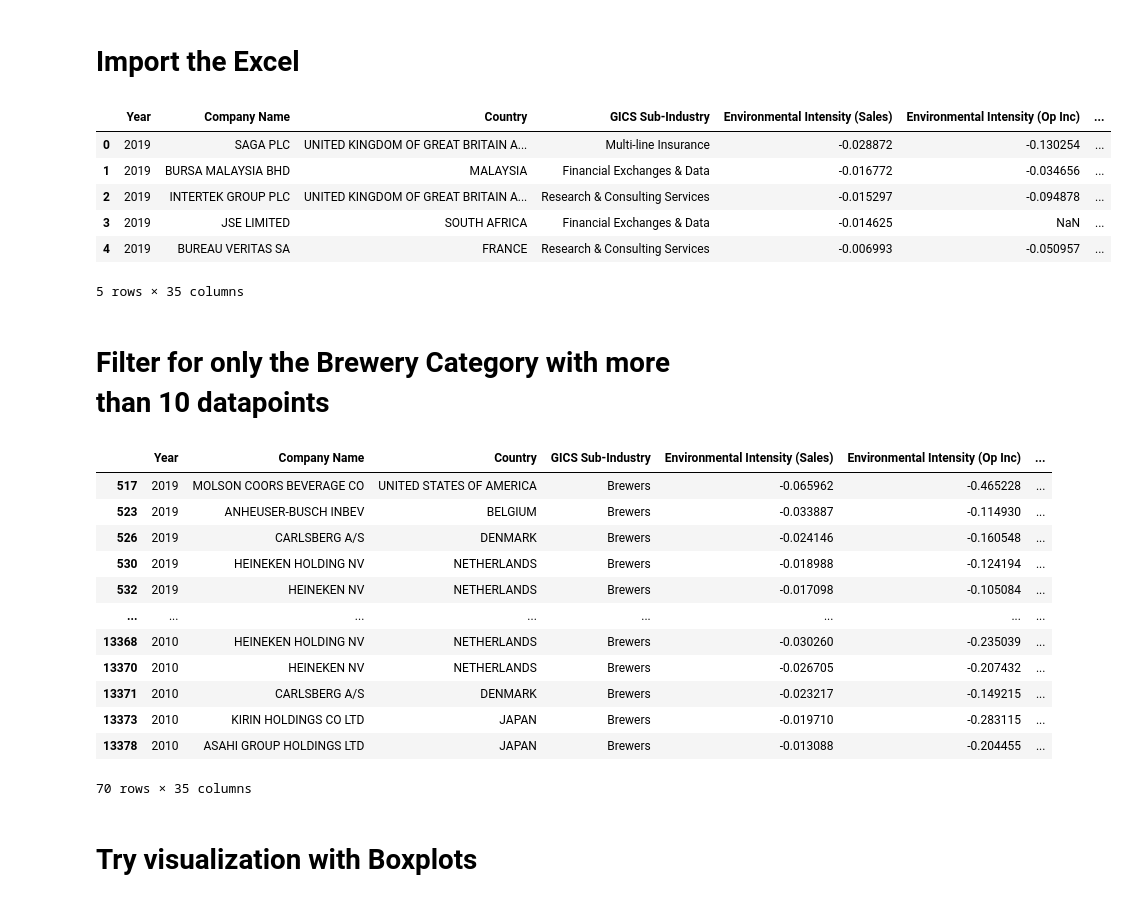
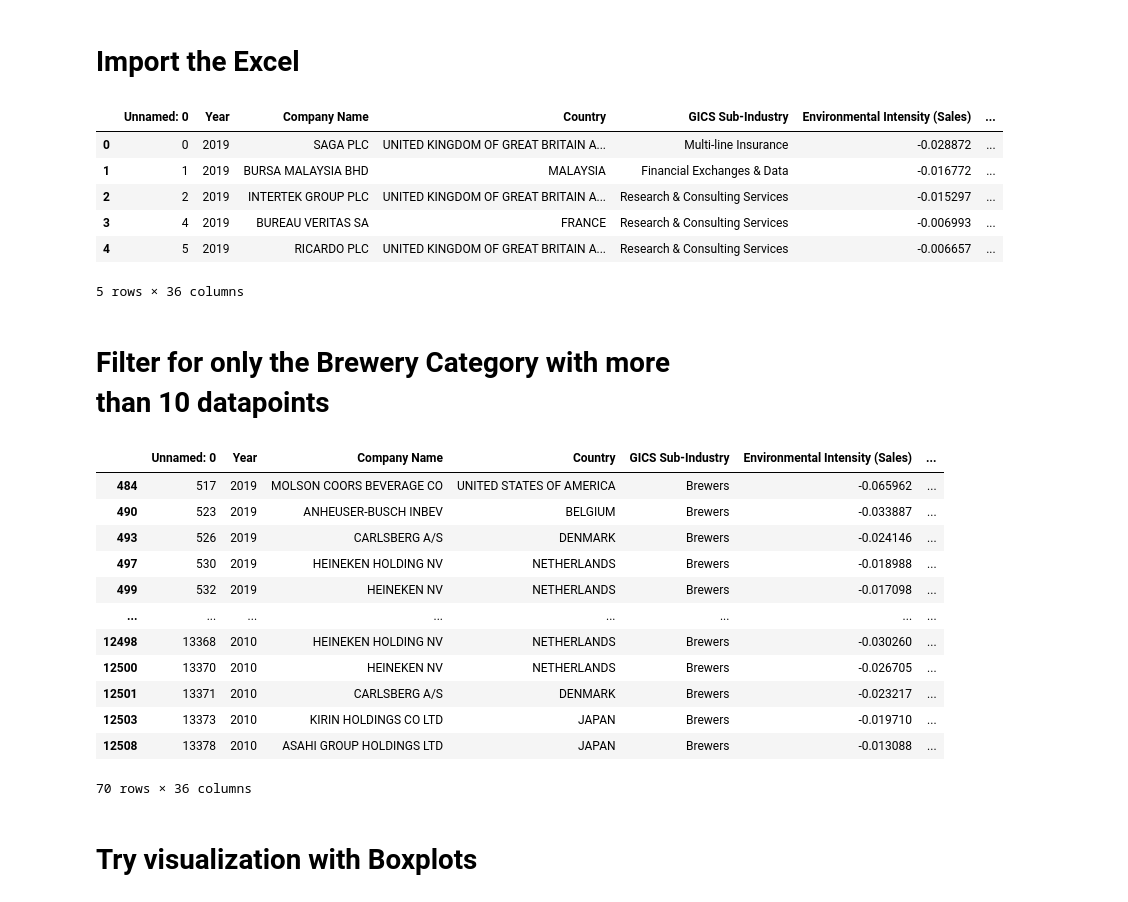
Before and after one commit to yummypugs/SPM-Project-Harvard, a Jupyter notebook: 1.1.2 Brewery Visualization.ipynb, the cells around one changed output. Saved outputs shown, nothing was run; the diff lists cells and outputs as text; code cells hidden in the pictures.

```diff
--- a/1.1.2 Brewery Visualization.ipynb
+++ b/1.1.2 Brewery Visualization.ipynb
@@ -6,17 +6,18 @@ import matplotlib.pyplot as plt
 # Import the Excel
 # %%
 # Load the dataset
-df = pd.read_excel("Models\IWA_new.xlsx", sheet_name='Final Raw Sample(0%)')
+#df = pd.read_excel("Models\IWA_new.xlsx", sheet_name='Final Raw Sample(0%)')
+df = pd.read_csv("Sales_no_outliers.csv")
 df = df.drop("Industry (Exiobase)", axis=1)
 df.head()
 # %% [output]
-|  | Year | Company Name | Country | GICS Sub-Industry | Environmental Intensity (Sales) | Environmental Intensity (Op Inc) | ... |
-| 0 | 2019 | SAGA PLC | UNITED KINGDOM OF GREAT BRITAIN A... | Multi-line Insurance | -0.028872 | -0.130254 | ... |
-| 1 | 2019 | BURSA MALAYSIA BHD | MALAYSIA | Financial Exchanges & Data | -0.016772 | -0.034656 | ... |
-| 2 | 2019 | INTERTEK GROUP PLC | UNITED KINGDOM OF GREAT BRITAIN A... | Research & Consulting Services | -0.015297 | -0.094878 | ... |
-| 3 | 2019 | JSE LIMITED | SOUTH AFRICA | Financial Exchanges & Data | -0.014625 | NaN | ... |
-| 4 | 2019 | BUREAU VERITAS SA | FRANCE | Research & Consulting Services | -0.006993 | -0.050957 | ... |
+|  | Unnamed: 0 | Year | Company Name | Country | GICS Sub-Industry | Environmental Intensity (Sales) | ... |
+| 0 | 0 | 2019 | SAGA PLC | UNITED KINGDOM OF GREAT BRITAIN A... | Multi-line Insurance | -0.028872 | ... |
+| 1 | 1 | 2019 | BURSA MALAYSIA BHD | MALAYSIA | Financial Exchanges & Data | -0.016772 | ... |
+| 2 | 2 | 2019 | INTERTEK GROUP PLC | UNITED KINGDOM OF GREAT BRITAIN A... | Research & Consulting Services | -0.015297 | ... |
+| 3 | 4 | 2019 | BUREAU VERITAS SA | FRANCE | Research & Consulting Services | -0.006993 | ... |
+| 4 | 5 | 2019 | RICARDO PLC | UNITED KINGDOM OF GREAT BRITAIN A... | Research & Consulting Services | -0.006657 | ... |
-5 rows × 35 columns
+5 rows × 36 columns
 # %% [markdown]
 # Filter for only the Brewery Category with more than 10 datapoints
 # %%
@@ -32,19 +33,19 @@ filtered_df = brewery_df[brewery_df["Company Name"].isin(filtered_companies)]
 #filtered_df.shape
 filtered_df
 # %% [output]
-|  | Year | Company Name | Country | GICS Sub-Industry | Environmental Intensity (Sales) | Environmental Intensity (Op Inc) | ... |
-| 517 | 2019 | MOLSON COORS BEVERAGE CO | UNITED STATES OF AMERICA | Brewers | -0.065962 | -0.465228 | ... |
-| 523 | 2019 | ANHEUSER-BUSCH INBEV | BELGIUM | Brewers | -0.033887 | -0.114930 | ... |
-| 526 | 2019 | CARLSBERG A/S | DENMARK | Brewers | -0.024146 | -0.160548 | ... |
-| 530 | 2019 | HEINEKEN HOLDING NV | NETHERLANDS | Brewers | -0.018988 | -0.124194 | ... |
-| 532 | 2019 | HEINEKEN NV | NETHERLANDS | Brewers | -0.017098 | -0.105084 | ... |
+|  | Unnamed: 0 | Year | Company Name | Country | GICS Sub-Industry | Environmental Intensity (Sales) | ... |
+| 484 | 517 | 2019 | MOLSON COORS BEVERAGE CO | UNITED STATES OF AMERICA | Brewers | -0.065962 | ... |
+| 490 | 523 | 2019 | ANHEUSER-BUSCH INBEV | BELGIUM | Brewers | -0.033887 | ... |
+| 493 | 526 | 2019 | CARLSBERG A/S | DENMARK | Brewers | -0.024146 | ... |
+| 497 | 530 | 2019 | HEINEKEN HOLDING NV | NETHERLANDS | Brewers | -0.018988 | ... |
+| 499 | 532 | 2019 | HEINEKEN NV | NETHERLANDS | Brewers | -0.017098 | ... |
 | ... | ... | ... | ... | ... | ... | ... | ... |
-| 13368 | 2010 | HEINEKEN HOLDING NV | NETHERLANDS | Brewers | -0.030260 | -0.235039 | ... |
-| 13370 | 2010 | HEINEKEN NV | NETHERLANDS | Brewers | -0.026705 | -0.207432 | ... |
-| 13371 | 2010 | CARLSBERG A/S | DENMARK | Brewers | -0.023217 | -0.149215 | ... |
-| 13373 | 2010 | KIRIN HOLDINGS CO LTD | JAPAN | Brewers | -0.019710 | -0.283115 | ... |
-| 13378 | 2010 | ASAHI GROUP HOLDINGS LTD | JAPAN | Brewers | -0.013088 | -0.204455 | ... |
+| 12498 | 13368 | 2010 | HEINEKEN HOLDING NV | NETHERLANDS | Brewers | -0.030260 | ... |
+| 12500 | 13370 | 2010 | HEINEKEN NV | NETHERLANDS | Brewers | -0.026705 | ... |
+| 12501 | 13371 | 2010 | CARLSBERG A/S | DENMARK | Brewers | -0.023217 | ... |
+| 12503 | 13373 | 2010 | KIRIN HOLDINGS CO LTD | JAPAN | Brewers | -0.019710 | ... |
+| 12508 | 13378 | 2010 | ASAHI GROUP HOLDINGS LTD | JAPAN | Brewers | -0.013088 | ... |
-70 rows × 35 columns
+70 rows × 36 columns
 # %% [markdown]
 # Try visualization with Boxplots
 # %% [markdown]
```
Also changed, not shown: 6 other files.
